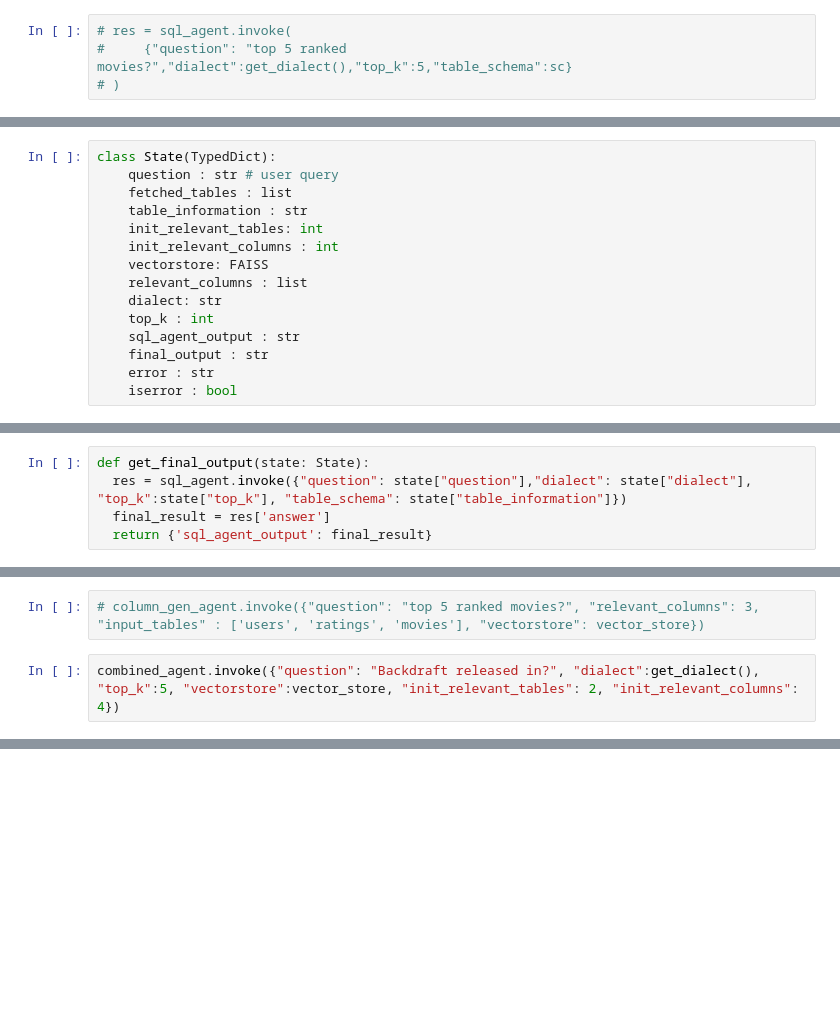
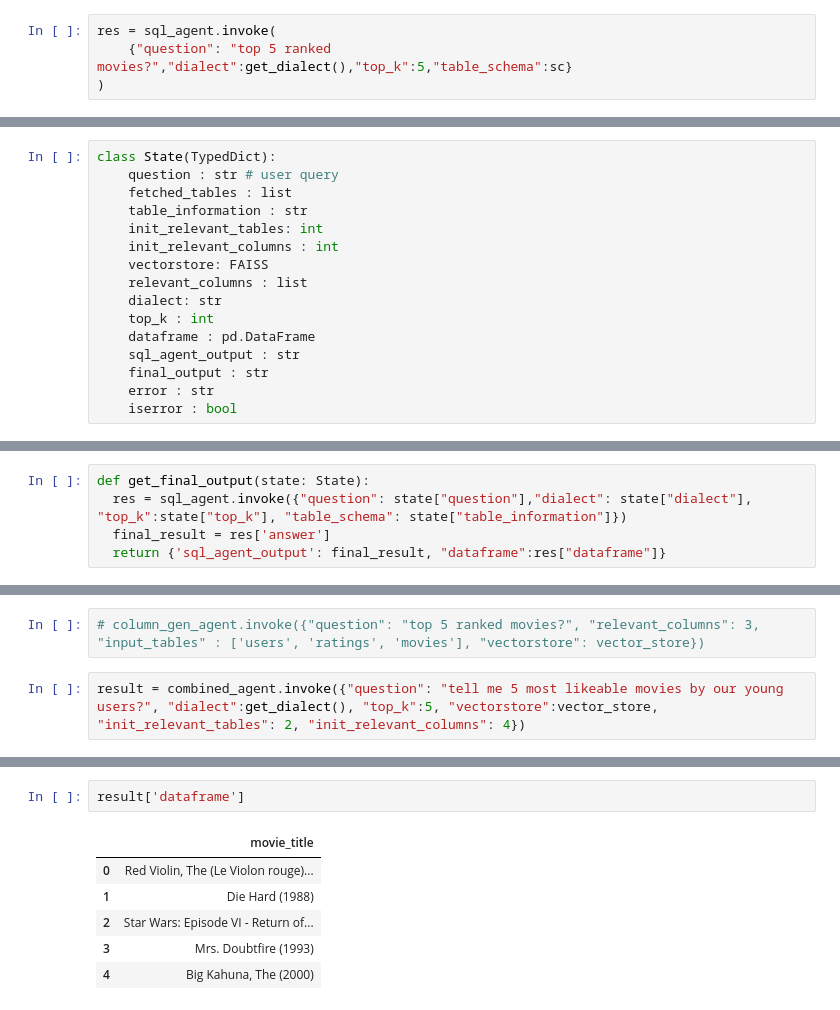
Before and after one commit to gitclub-data/Agentic-AI, a Jupyter notebook: Natual_language_Query_Answers_From_Database.ipynb, the cells around one changed output, grey strips where cells are left out. Saved outputs shown, nothing was run; the diff lists cells and outputs as text; blank space fills up the shorter version.

Commit message:
added getting related dataframe from the query feature

```diff
--- a/Natual_language_Query_Answers_From_Database.ipynb
+++ b/Natual_language_Query_Answers_From_Database.ipynb
@@ -1211,6 +1214,6 @@ result :  [('Backdraft (1991)',), ('Jaws 3-D (1983)',), ('Key Largo (1948)',), (
 # ):
 #     print(step)
 # %%
-# res = sql_agent.invoke(
-#     {"question": "top 5 ranked movies?","dialect":get_dialect(),"top_k":5,"table_schema":sc}
-# )
+res = sql_agent.invoke(
+    {"question": "top 5 ranked movies?","dialect":get_dialect(),"top_k":5,"table_schema":sc}
+)
@@ -1227,6 +1254,7 @@ class State(TypedDict):
     relevant_columns : list
     dialect: str
     top_k : int
+    dataframe : pd.DataFrame
     sql_agent_output : str
     final_output : str
     error : str
@@ -1251,7 +1279,7 @@ def invoke_get_column_agent(state: State):
 def get_final_output(state: State):
   res = sql_agent.invoke({"question": state["question"],"dialect": state["dialect"], "top_k":state["top_k"], "table_schema": state["table_information"]})
   final_result = res['answer']
-  return {'sql_agent_output': final_result}
+  return {'sql_agent_output': final_result, "dataframe":res["dataframe"]}
 # %%
 def generate_final_answer(state: State):
   if "iserror" in state and state["iserror"]:
@@ -1321,5 +1349,5 @@ display(Image("_combined_agent_graph.png"))
 # %%
 # column_gen_agent.invoke({"question": "top 5 ranked movies?", "relevant_columns": 3, "input_tables" : ['users', 'ratings', 'movies'], "vectorstore": vector_store})
 # %%
-combined_agent.invoke({"question": "Backdraft released in?", "dialect":get_dialect(), "top_k":5, "vectorstore":vector_store, "init_relevant_tables": 2, "init_relevant_columns": 4})
+result = combined_agent.invoke({"question": "tell me 5 most likeable movies by our young users?", "dialect":get_dialect(), "top_k":5, "vectorstore":vector_store, "init_relevant_tables": 2, "init_relevant_columns": 4})
 # %% [output]
@@ -1370,0 +1440,9 @@ result :  [('Backdraft (1991)',)]
+# %%
+result['dataframe']
+# %% [output]
+|  | movie_title |
+| 0 | Red Violin, The (Le Violon rouge)... |
+| 1 | Die Hard (1988) |
+| 2 | Star Wars: Episode VI - Return of... |
+| 3 | Mrs. Doubtfire (1993) |
+| 4 | Big Kahuna, The (2000) |
```
Also changed, not shown: parts of 14 cells of this notebook.
